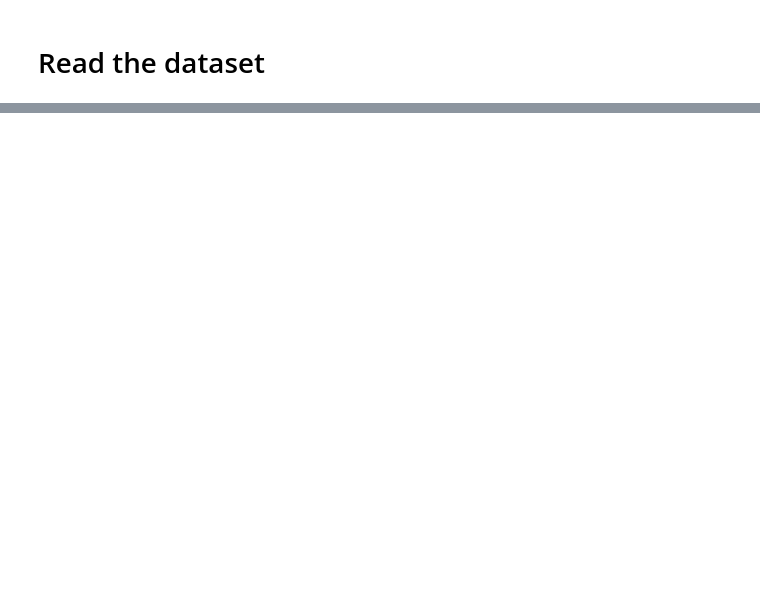
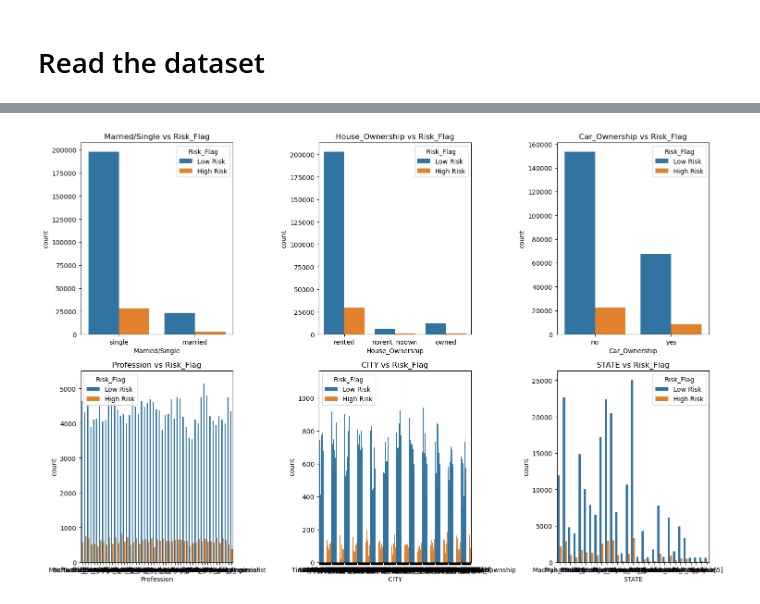
Before and after one commit to MateoHeras77/loan-prediction, a Jupyter notebook: Notebooks/00 First Approach.ipynb, the cells around one changed output, grey strips where cells are left out. Drawn from its saved outputs; the diff is of its cells as text; code cells hidden in the pictures; blank space fills up the shorter version.

```diff
--- a/Notebooks/00 First Approach.ipynb
+++ b/Notebooks/00 First Approach.ipynb
@@ -66,0 +142,4 @@ from src.visualizations import binary_dashboard
+# %%
+# Select object columns
+df_obj = df.select_dtypes(include=['object'])
+df_obj.head()
@@ -66,0 +153,5 @@ from src.visualizations import binary_dashboard
+# %%
+obj_list= df_obj.columns
+for obj in obj_list:
+    print(obj)
+    print(df_obj[obj].unique())
@@ -66,0 +186,5 @@ from src.visualizations import binary_dashboard
+# %%
+# Cross table Risk_Flag and obj_list= df_obj.columns -- # index, columns,all,
+for obj in obj_list:
+    print(crosstab_percentages(df, obj, "Risk_Flag", normalize='index'))
+    print("-------")
@@ -67 +209,24 @@ from src.visualizations import binary_dashboard
+# %%
+num_plots = len(obj_list)
+num_cols = 3  # Set the number of columns you want
+num_rows = (num_plots + num_cols - 1) // num_cols  # Calculate the number of rows
+
+fig, axes = plt.subplots(nrows=num_rows, ncols=num_cols, figsize=(15, 5 * num_rows))  # Adjust figsize as needed
+
+# Flatten the axes array for easier indexing
+axes = axes.flatten()
+
+for i, obj in enumerate(obj_list):
+    sns.countplot(data=df, x=obj, hue='Risk_Flag', ax=axes[i])
+    axes[i].set_title(f'{obj} vs Risk_Flag')
+
+# Remove any unused subplots
+if num_plots < num_rows * num_cols:
+    for j in range(num_plots, num_rows * num_cols):
+        fig.delaxes(axes[j])
+
+plt.tight_layout()
+plt.show()
+# %% [output]
+[figure, added]
 # %%
```
Also changed, not shown: parts of 30 cells of this notebook, 20 other files.
